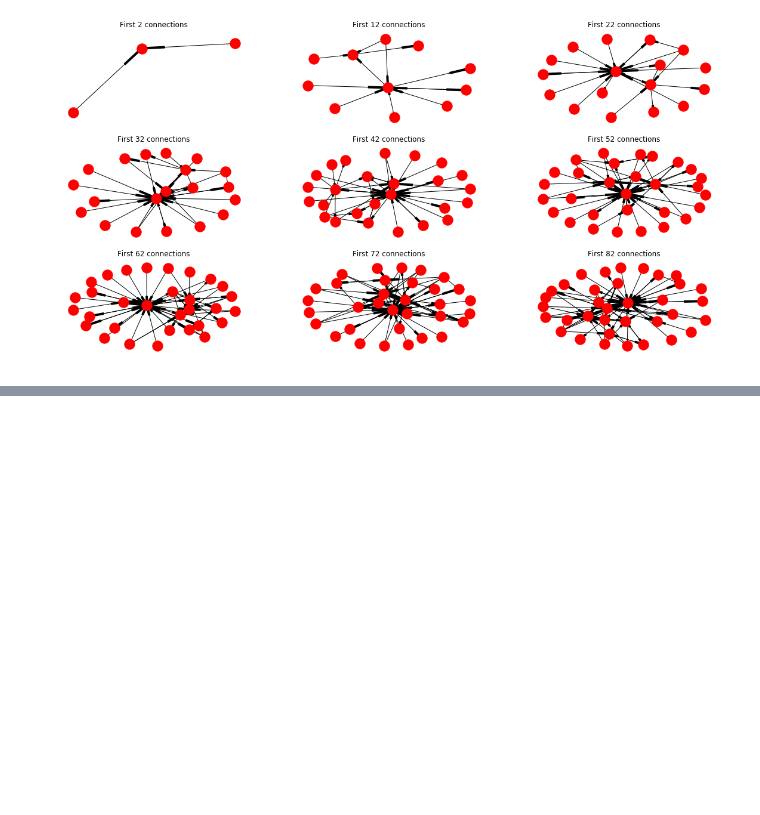
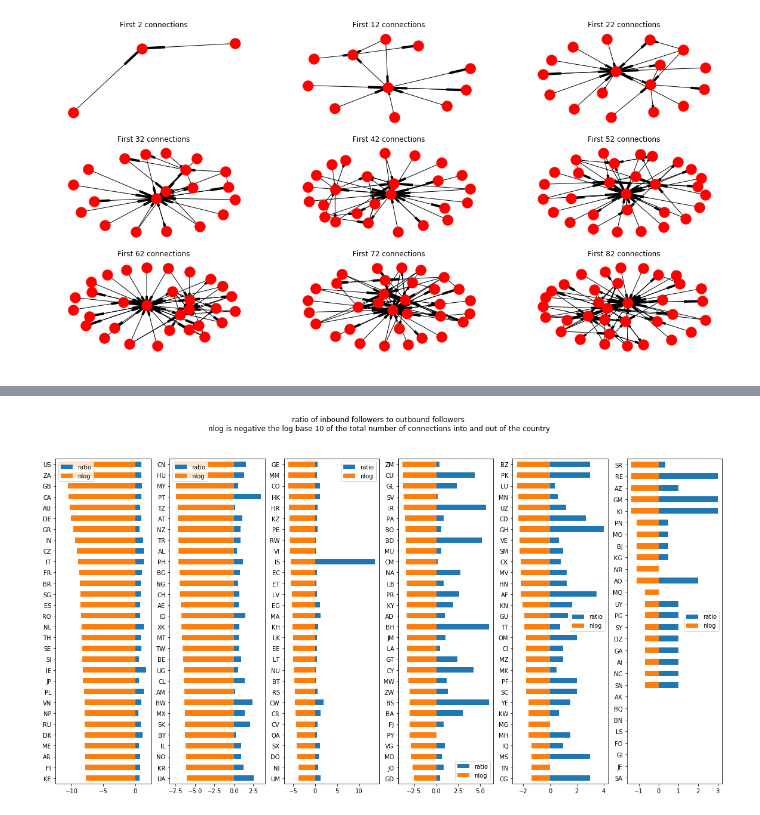
Before and after one commit to Rony-A/travel-massive, a Jupyter notebook: TravelMassive.ipynb, the cells around one changed output, grey strips where cells are left out. Drawn from its saved outputs; the diff is of its cells as text; code cells hidden in the pictures; blank space fills up the shorter version.

Commit message:
added work on country of users

```diff
--- a/TravelMassive.ipynb
+++ b/TravelMassive.ipynb
@@ -117,0 +201,7 @@ load_table('field_data_field_country').head()
+# %%
+countries_being_followed_and_following = eflagging.iloc[:,7:]
+# %%
+temp = countries_being_followed_and_following.sum()
+# %%
+agregate_table = pd.DataFrame({'following':temp.iloc[range(0,356,2)].values,'begin_followed':temp.iloc[range(1,356,2)].values},
+             index=[x.split('_')[0] for x in temp.index[::2]])
@@ -117,0 +214,5 @@ load_table('field_data_field_country').head()
+# %%
+import numpy as np
+agregate_table['ratio'] = agregate_table['begin_followed']/agregate_table['following']
+agregate_table['nlog'] = (agregate_table['begin_followed'] + agregate_table['following']).apply(lambda x:-np.log(x))
+agregate_table.head()
@@ -117,0 +226,11 @@ load_table('field_data_field_country').head()
+# %%
+fig, axes = plt.subplots(ncols=6, nrows=1)
+temp = agregate_table[['ratio','nlog']].sort_values(by = 'nlog')
+
+for i in range(6):
+    temp.iloc[i*30 :i*30 + 30,:].sort_values(by = 'nlog', ascending = False)\
+    .plot(kind='barh', stacked = True, figsize = (20,10), ax = axes[i])
+fig.suptitle('ratio of inbound followers to outbound followers\n nlog is negative the log base 10 of the total number of connections into and out of the country')
+plt.show()
+# %% [output]
+[figure, added]
```
Also changed, not shown: parts of 24 cells of this notebook.
